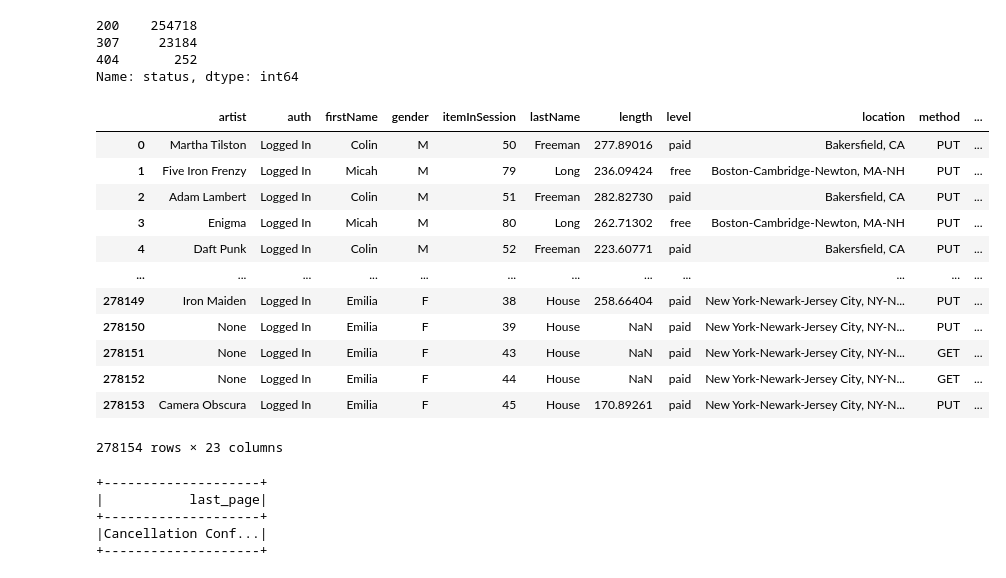
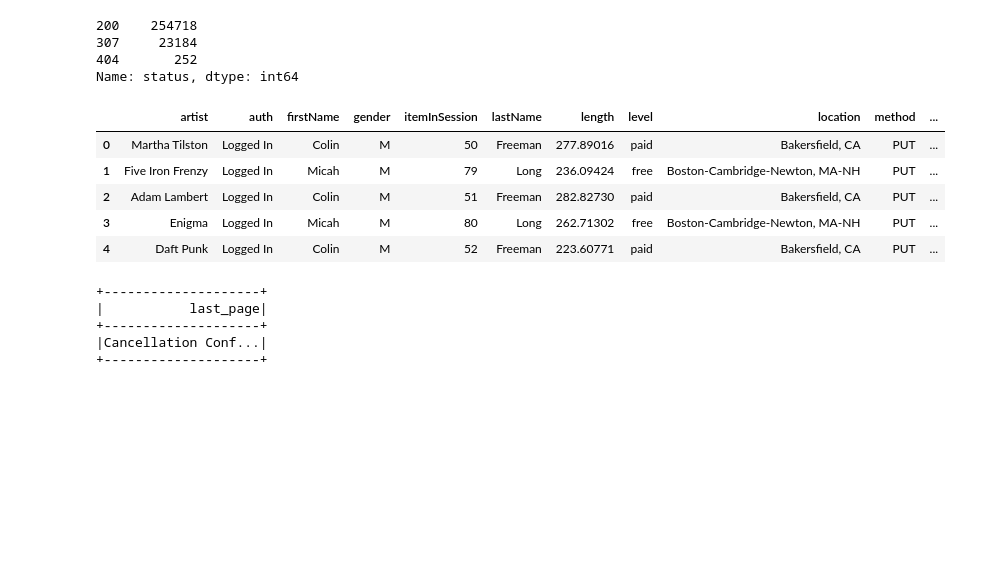
Before and after one commit to mwinterde/sparkify-capstone, a Jupyter notebook: Sparkify.ipynb, the cells around one changed output. Drawn from its saved outputs; the diff is of its cells as text; code cells hidden in the pictures; blank space fills up the shorter version.

```diff
--- a/Sparkify.ipynb
+++ b/Sparkify.ipynb
@@ -264,21 +264,14 @@ df.status.value_counts()
 404       252
 Name: status, dtype: int64
 # %%
-user_log.toPandas()
+user_log.toPandas().head(5)
 # %% [output]
 |  | artist | auth | firstName | gender | itemInSession | lastName | length | level | location | method | ... |
 | 0 | Martha Tilston | Logged In | Colin | M | 50 | Freeman | 277.89016 | paid | Bakersfield, CA | PUT | ... |
 | 1 | Five Iron Frenzy | Logged In | Micah | M | 79 | Long | 236.09424 | free | Boston-Cambridge-Newton, MA-NH | PUT | ... |
 | 2 | Adam Lambert | Logged In | Colin | M | 51 | Freeman | 282.82730 | paid | Bakersfield, CA | PUT | ... |
 | 3 | Enigma | Logged In | Micah | M | 80 | Long | 262.71302 | free | Boston-Cambridge-Newton, MA-NH | PUT | ... |
 | 4 | Daft Punk | Logged In | Colin | M | 52 | Freeman | 223.60771 | paid | Bakersfield, CA | PUT | ... |
-| ... | ... | ... | ... | ... | ... | ... | ... | ... | ... | ... | ... |
-| 278149 | Iron Maiden | Logged In | Emilia | F | 38 | House | 258.66404 | paid | New York-Newark-Jersey City, NY-N... | PUT | ... |
-| 278150 | None | Logged In | Emilia | F | 39 | House | NaN | paid | New York-Newark-Jersey City, NY-N... | PUT | ... |
-| 278151 | None | Logged In | Emilia | F | 43 | House | NaN | paid | New York-Newark-Jersey City, NY-N... | GET | ... |
-| 278152 | None | Logged In | Emilia | F | 44 | House | NaN | paid | New York-Newark-Jersey City, NY-N... | GET | ... |
-| 278153 | Camera Obscura | Logged In | Emilia | F | 45 | House | 170.89261 | paid | New York-Newark-Jersey City, NY-N... | PUT | ... |
-278154 rows × 23 columns
 # %%
 # Mark churn users
 user_log = user_log.withColumn('churn', F.when(F.col('page') == "Cancellation Confirmation", 1 ).otherwise(0))
```
Also changed, not shown: parts of 20 cells of this notebook.
